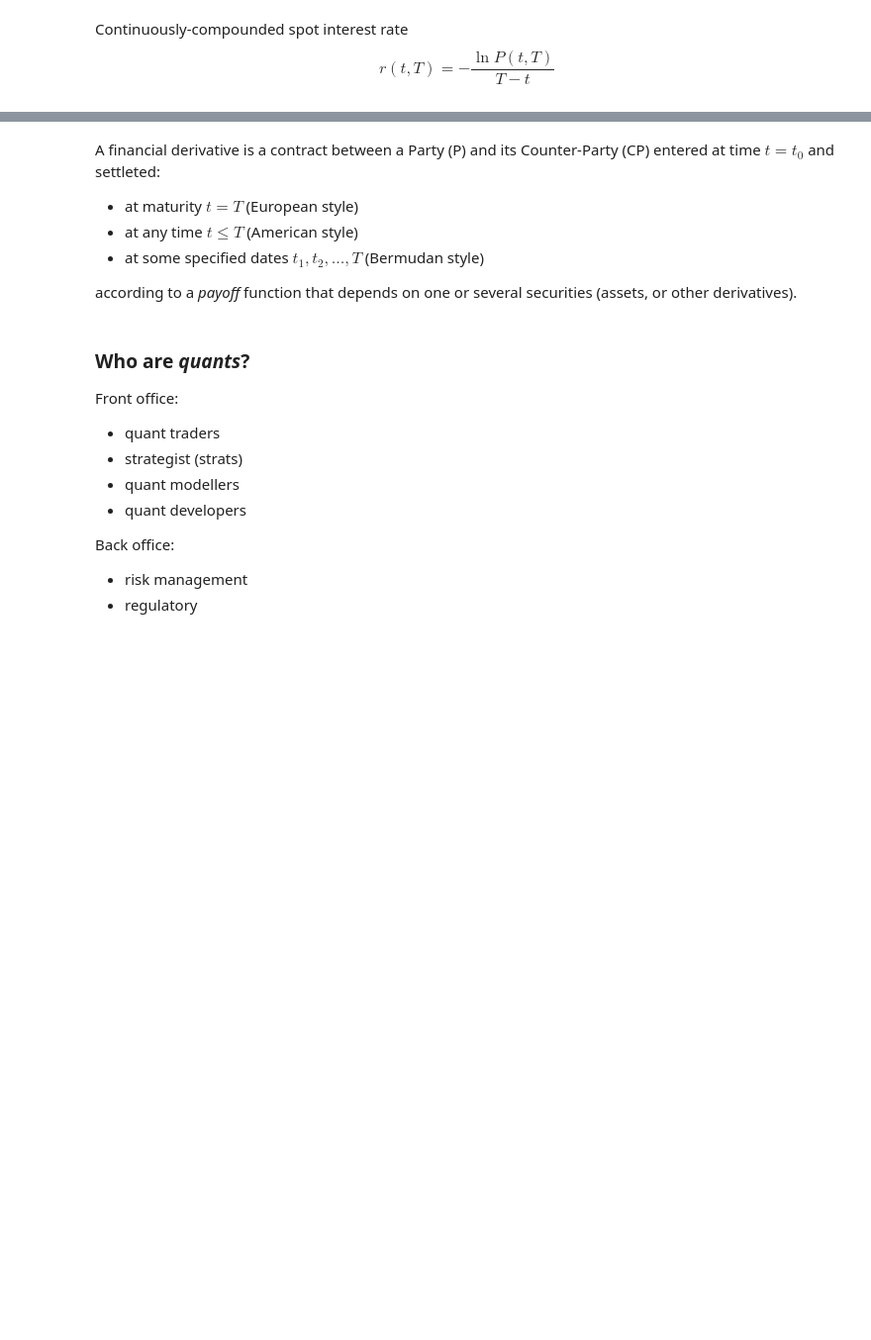
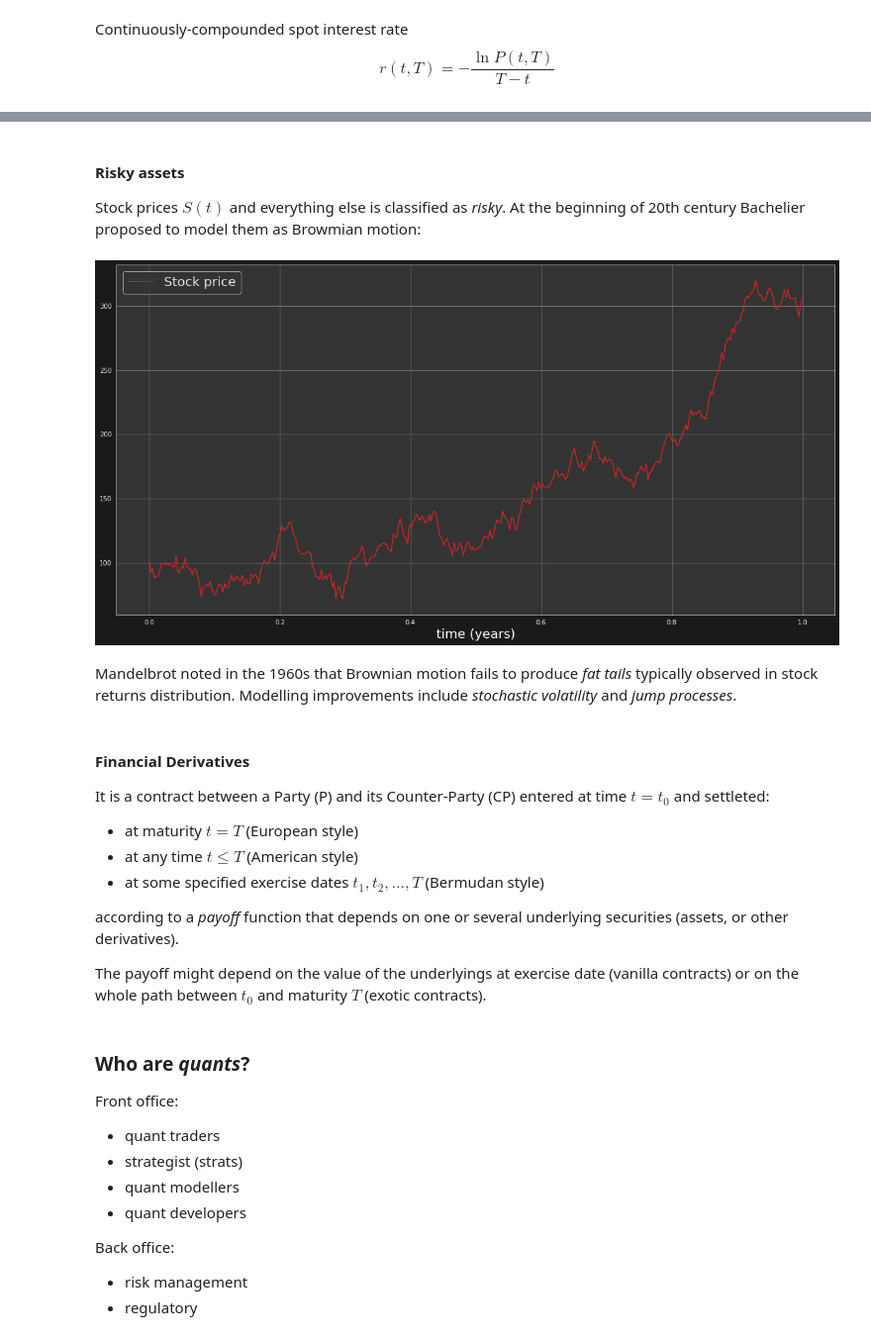
Before and after one commit to grinisrit/noa, a Jupyter notebook: docs/quant/bsm.ipynb, the cells around one changed output, grey strips where cells are left out. Shown: that part at 99% size. Drawn from its saved outputs; the diff is of its cells as text; code cells hidden in the pictures; blank space fills up the shorter version.

Commit message:
done with assets

```diff
--- a/docs/quant/bsm.ipynb
+++ b/docs/quant/bsm.ipynb
@@ -58,10 +80,28 @@ plt.show()
+# %% [markdown]
+#### Risky assets
+Stock prices $S(t)$ and everything else is classified as *risky*. At the beginning of 20th century Bachelier proposed to model them as Browmian motion:
+# %%
+S = 100 + (0.5 + 5.*torch.randn(N)).cumsum(0) # alpha = 0.5 and vol = 5.0
+# %%
+plt.figure(figsize=(20,10))
+plt.plot(t.numpy(), S.numpy(),'C3',markersize=30, label='Stock price')
+plt.legend(fontsize=20)
+plt.xlabel('time (years)', color='white', fontsize=20)
+plt.show()
+# %% [output]
+[figure, added]
+# %% [markdown]
+Mandelbrot noted in the 1960s that Brownian motion fails to produce *fat tails* typically observed in stock returns distribution. Modelling improvements include *stochastic volatility* and *jump processes*.
 # %% [markdown]
-A financial derivative is a contract between a Party (P) and its Counter-Party (CP) entered at time $t=t_0$ and settleted:
+#### Financial Derivatives
+It is a contract between a Party (P) and its Counter-Party (CP) entered at time $t=t_0$ and settleted:
 * at maturity $t=T$ (European style)
 * at any time $t \leq T$ (American style)
-* at some specified dates $t_1, t_2, \dots, T$ (Bermudan style)
+* at some specified exercise dates $t_1, t_2, \dots, T$ (Bermudan style)
 
-according to a *payoff* function that depends on one or several securities (assets, or other derivatives).
+according to a *payoff* function that depends on one or several underlying securities (assets, or other derivatives).
+
+The payoff might depend on the value of the underlyings at exercise date (vanilla contracts) or on the whole path between $t_0$ and maturity $T$ (exotic contracts).
 # %% [markdown]
 ### Who are *quants*?
 
```
Also changed, not shown: parts of 5 cells of this notebook.
